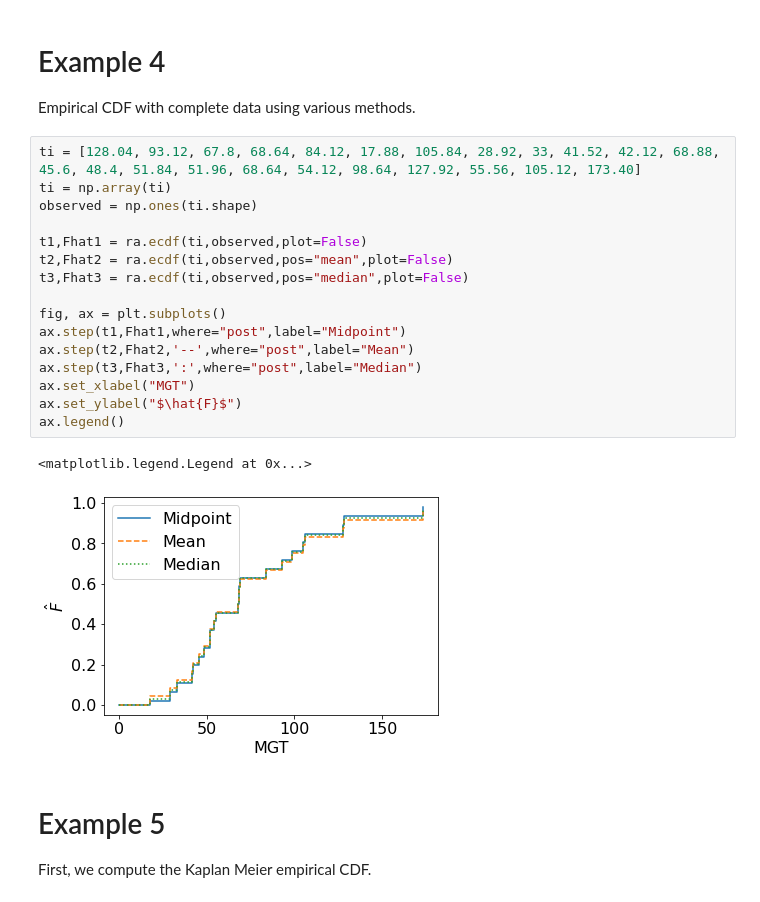
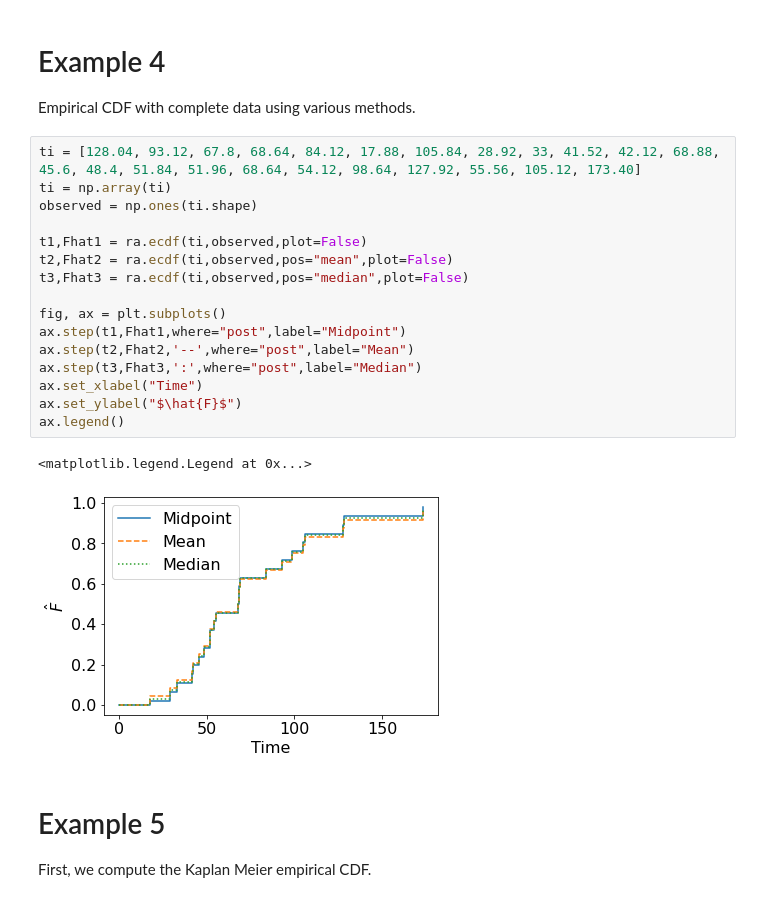
Before and after one commit to cholette/reliability, a Jupyter notebook: Python/reliabilty_and_mle_examples.ipynb, the cells around one changed output. Cells and saved outputs as stored; diff of their text form.

```diff
--- a/Python/reliabilty_and_mle_examples.ipynb
+++ b/Python/reliabilty_and_mle_examples.ipynb
@@ -106,22 +106,22 @@ Empirical CDF with complete data using various methods.
 # %%
 ti = [128.04, 93.12, 67.8, 68.64, 84.12, 17.88, 105.84, 28.92, 33, 41.52, 42.12, 68.88, 45.6, 48.4, 51.84, 51.96, 68.64, 54.12, 98.64, 127.92, 55.56, 105.12, 173.40]
 ti = np.array(ti)
 observed = np.ones(ti.shape)
 
 t1,Fhat1 = ra.ecdf(ti,observed,plot=False)
 t2,Fhat2 = ra.ecdf(ti,observed,pos="mean",plot=False)
 t3,Fhat3 = ra.ecdf(ti,observed,pos="median",plot=False)
 
 fig, ax = plt.subplots()
 ax.step(t1,Fhat1,where="post",label="Midpoint")
 ax.step(t2,Fhat2,'--',where="post",label="Mean")
 ax.step(t3,Fhat3,':',where="post",label="Median")
-ax.set_xlabel("MGT")
+ax.set_xlabel("Time")
 ax.set_ylabel("$\hat{F}$")
 ax.legend()
 # %% [output]
 <matplotlib.legend.Legend at 0x...>
-[figure, old version]
+[figure, new version]
 # %% [markdown]
 # Example 5
 First, we compute the Kaplan Meier empirical CDF.
```
Also changed, not shown: parts of 7 cells of this notebook.
